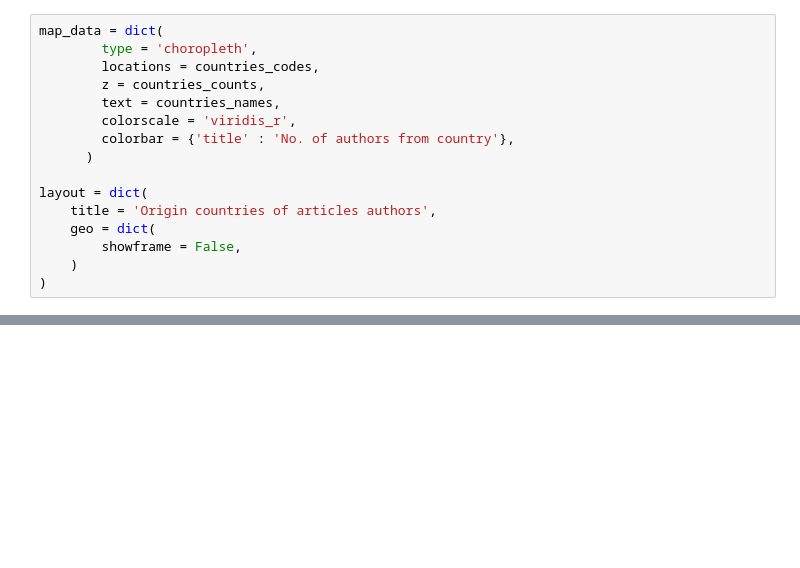
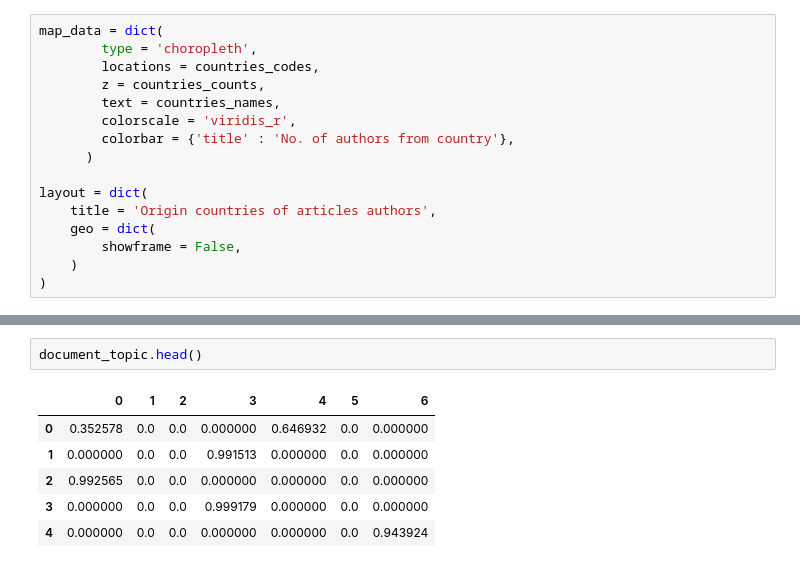
Before and after one commit to MaksOpp/web-intelligence-project, a Jupyter notebook: main.ipynb, the cells around one changed output, grey strips where cells are left out. Cells and saved outputs as stored; diff of their text form; blank space fills up the shorter version.

```diff
--- a/main.ipynb
+++ b/main.ipynb
@@ -203,0 +364,9 @@ sns.heatmap(data.isnull(),yticklabels=False,cbar=False,cmap='viridis',ax=ax)
+# %%
+document_topic.head()
+# %% [output]
+|  | 0 | 1 | 2 | 3 | 4 | 5 | 6 |
+| 0 | 0.352578 | 0.0 | 0.0 | 0.000000 | 0.646932 | 0.0 | 0.000000 |
+| 1 | 0.000000 | 0.0 | 0.0 | 0.991513 | 0.000000 | 0.0 | 0.000000 |
+| 2 | 0.992565 | 0.0 | 0.0 | 0.000000 | 0.000000 | 0.0 | 0.000000 |
+| 3 | 0.000000 | 0.0 | 0.0 | 0.999179 | 0.000000 | 0.0 | 0.000000 |
+| 4 | 0.000000 | 0.0 | 0.0 | 0.000000 | 0.000000 | 0.0 | 0.943924 |
```
Also changed, not shown: parts of 20 cells of this notebook.
